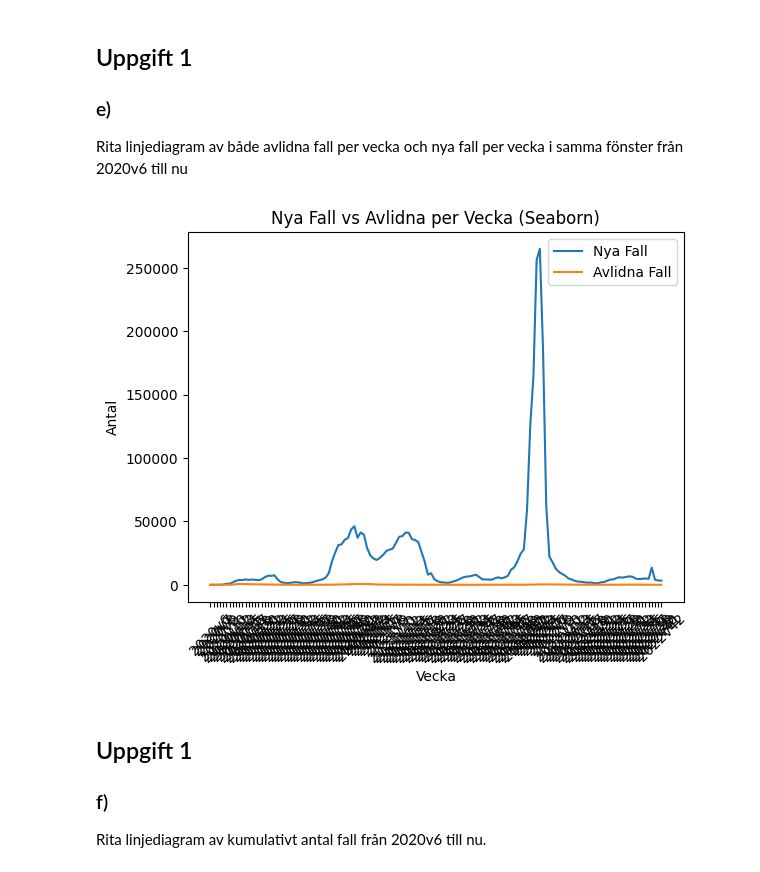
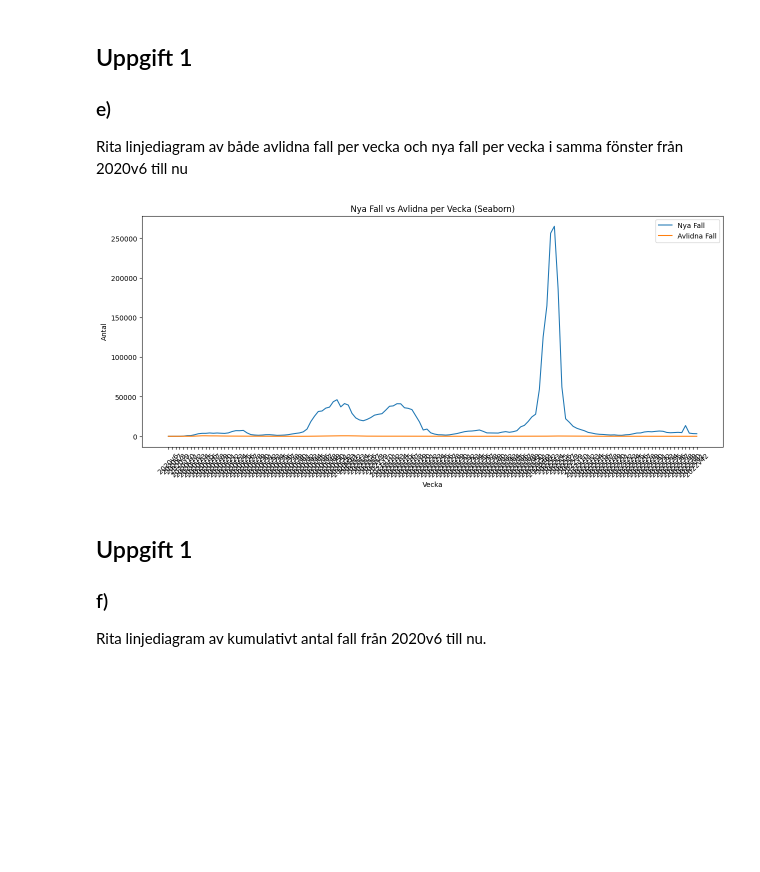
Before and after one commit to Wessnom/DataProcessing-Alexander-Wessner, a Jupyter notebook: Labb/Uppgift_1.ipynb, the cells around one changed output. Cells and saved outputs as stored; diff of their text form; code cells hidden in the pictures; blank space fills up the shorter version.

```diff
--- a/Labb/Uppgift_1.ipynb
+++ b/Labb/Uppgift_1.ipynb
@@ -191,23 +198,27 @@ Rita linjediagram av både avlidna fall per vecka och nya fall per vecka i samma
 nu
 # %%
 # Seaborn
+
+plt.figure(figsize=(15, 6))
 
 sns.lineplot(x='Vecka', y='Antal_fall_vecka', data=covid_data, label='Nya Fall')
 sns.lineplot(x='Vecka', y='Antal_avlidna_vecka', data=covid_data, label='Avlidna Fall')
 plt.title('Nya Fall vs Avlidna per Vecka (Seaborn)')
 plt.xlabel('Vecka')
 plt.ylabel('Antal')
 plt.xticks(rotation=45)
 plt.show()
 
 # Plotly Express
 
 fig_px_combined = px.line(covid_data, x='Vecka', y=['Antal_fall_vecka', 'Antal_avlidna_vecka'],
                           labels={'value': 'Antal', 'variable': 'Typ'},
                           title='Nya Fall vs Avlidna Fall per Vecka (Plotly Express)')
 fig_px_combined.show()
+
+fig_px.write_html("../Labb/Visualiseringar/Nya_fall_avlidna_per_vecka_plotly.html")
 # %% [output]
-[figure, old version]
+[figure, new version]
 # %% [markdown]
 ## Uppgift 1
 ### f)
```
Also changed, not shown: parts of 4 cells of this notebook.
